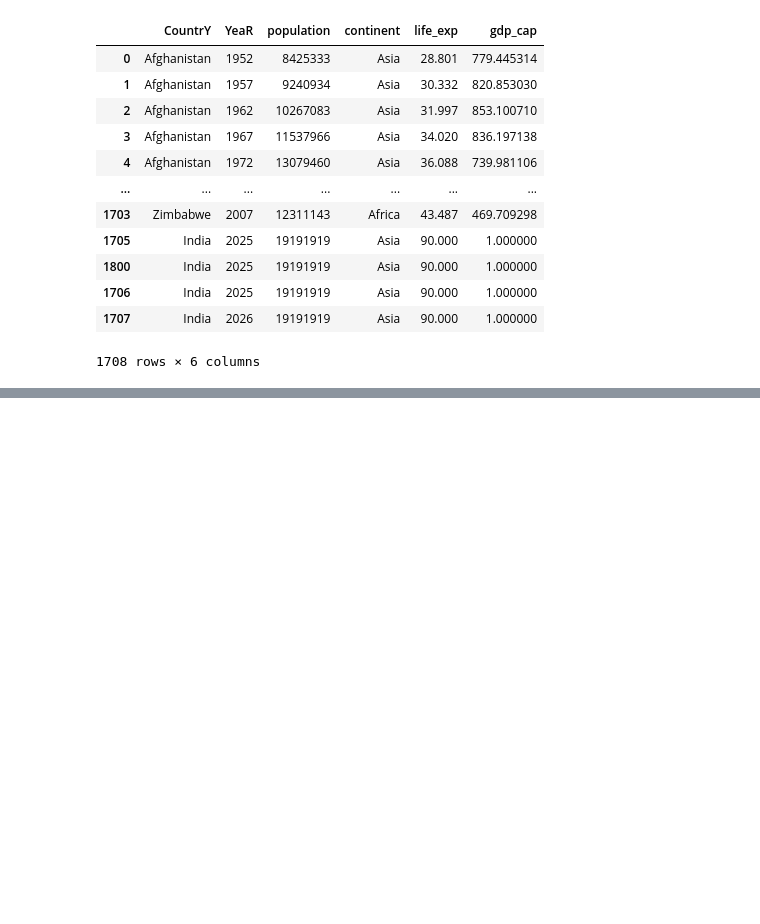
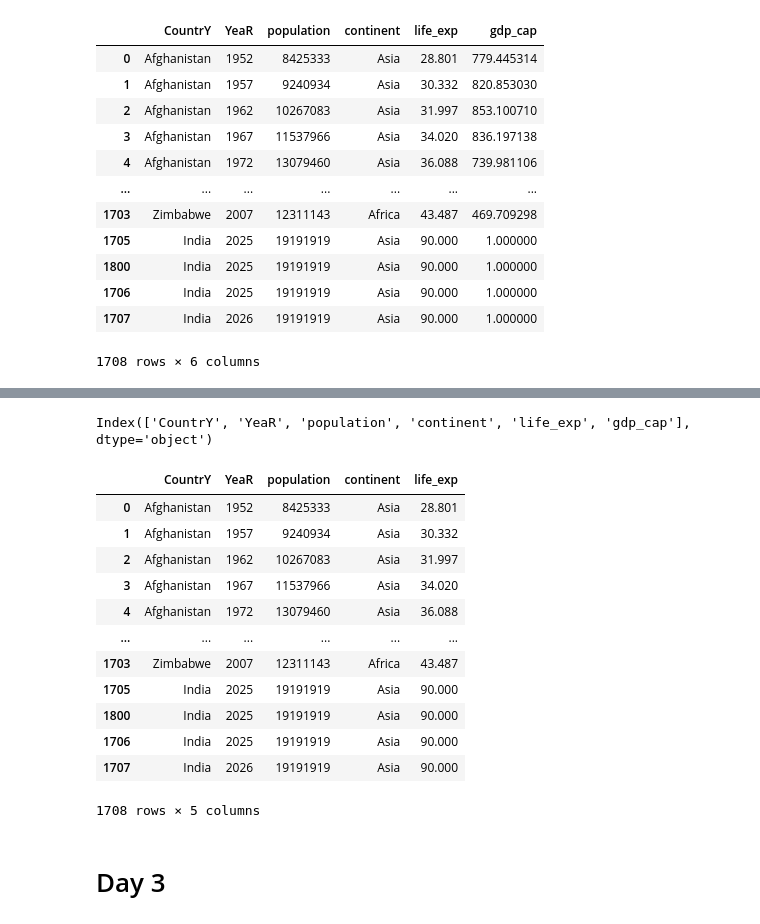
Before and after one commit to jeeet0700/Pandas, a Jupyter notebook: Pandas final cut.ipynb, the cells around one changed output, grey strips where cells are left out. Drawn from its saved outputs; the diff is of its cells as text; code cells hidden in the pictures; blank space fills up the shorter version.

```diff
--- a/Pandas final cut.ipynb
+++ b/Pandas final cut.ipynb
@@ -836,0 +877,22 @@ df
+# %%
+df.columns
+# %% [output]
+Index(['CountrY', 'YeaR', 'population', 'continent', 'life_exp', 'gdp_cap'], dtype='object')
+# %%
+df.loc[:,"CountrY":"life_exp"]
+# %% [output]
+|  | CountrY | YeaR | population | continent | life_exp |
+| 0 | Afghanistan | 1952 | 8425333 | Asia | 28.801 |
+| 1 | Afghanistan | 1957 | 9240934 | Asia | 30.332 |
+| 2 | Afghanistan | 1962 | 10267083 | Asia | 31.997 |
+| 3 | Afghanistan | 1967 | 11537966 | Asia | 34.020 |
+| 4 | Afghanistan | 1972 | 13079460 | Asia | 36.088 |
+| ... | ... | ... | ... | ... | ... |
+| 1703 | Zimbabwe | 2007 | 12311143 | Africa | 43.487 |
+| 1705 | India | 2025 | 19191919 | Asia | 90.000 |
+| 1800 | India | 2025 | 19191919 | Asia | 90.000 |
+| 1706 | India | 2025 | 19191919 | Asia | 90.000 |
+| 1707 | India | 2026 | 19191919 | Asia | 90.000 |
+1708 rows × 5 columns
+# %% [markdown]
+# Day 3
```
Also changed, not shown: parts of 21 cells of this notebook.
